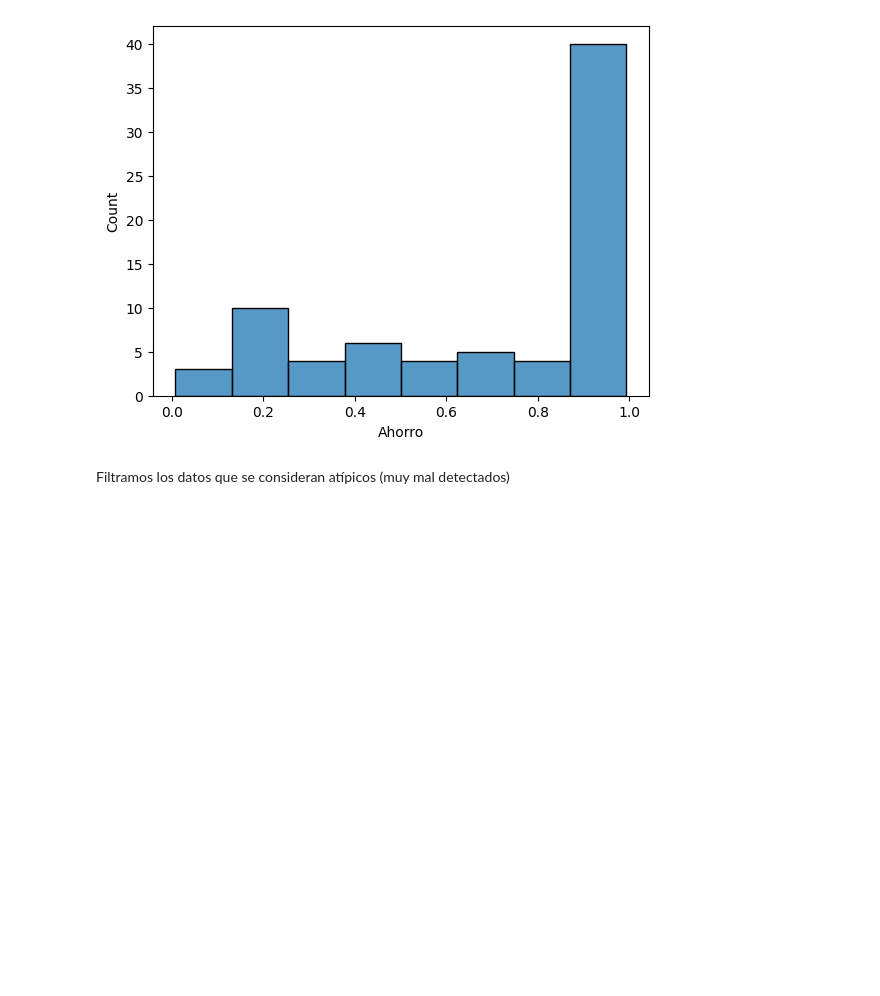
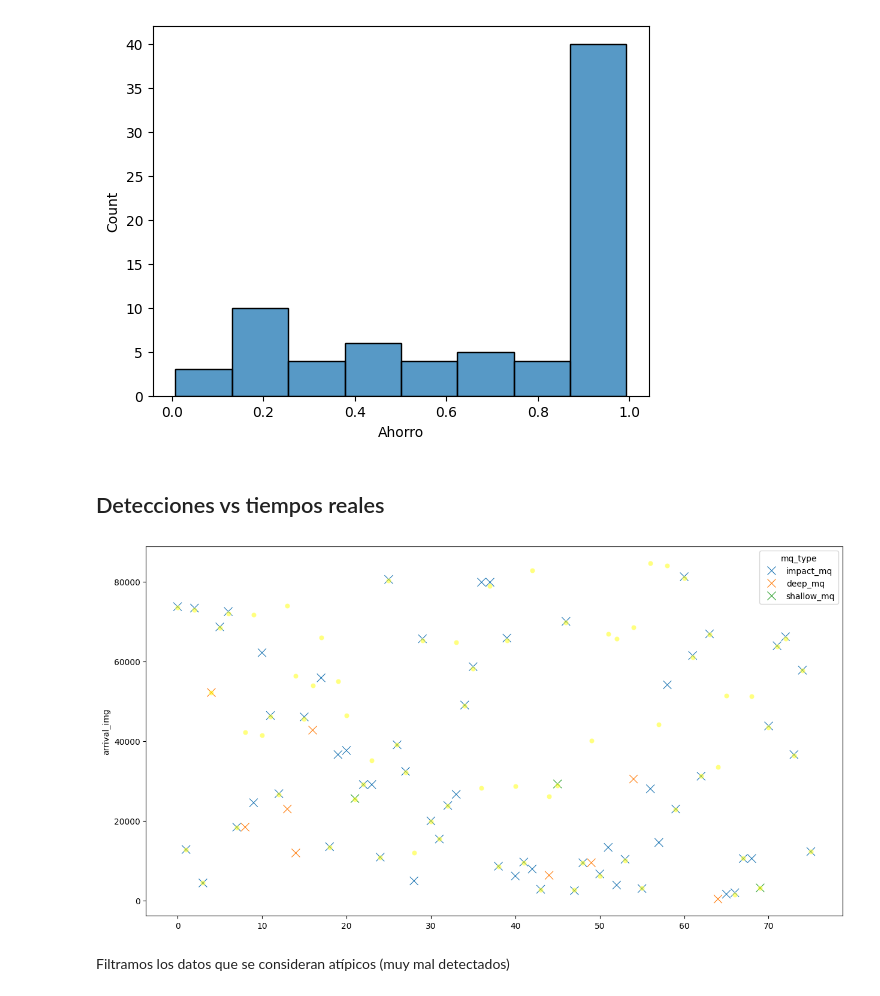
Before and after one commit to bpace1/Computer-vision-based-seismic-detection, a Jupyter notebook: Nasa_Hackaton_Computer_Vision.ipynb, the cells around one changed output. Drawn from its saved outputs; the diff is of its cells as text; code cells hidden in the pictures; blank space fills up the shorter version.

```diff
--- a/Nasa_Hackaton_Computer_Vision.ipynb
+++ b/Nasa_Hackaton_Computer_Vision.ipynb
@@ -312,5 +304,31 @@ sns.histplot(moon_catalog_sub['Ahorro'])
 # %% [output]
 <Axes: xlabel='Ahorro', ylabel='Count'>
 [figure]
+# %% [markdown]
+## Detecciones vs tiempos reales
+# %%
+plt.figure(figsize=(15, 8))
+
+# Primer scatterplot con 'x' y hue basado en mq_type
+sns.scatterplot(x=range(len(moon_catalog_sub['arrival_img'])),
+                y=moon_catalog_sub['arrival_img'],
+                hue=moon_catalog_sub['mq_type'],
+                marker='x',
+                s=100,  # tamaño de los puntos
+                legend='full'  # muestra leyenda completa
+                )
+
+moon_catalog_sub['time_rel(sec)']
+# Segundo scatterplot para destacar todos los puntos en amarillo
+sns.scatterplot(x=range(len(moon_catalog_sub['time_rel(sec)'])),
+                y=moon_catalog_sub['time_rel(sec)'],
+                color='yellow',
+                alpha=0.5,  # añade transparencia para ver los puntos debajo
+                legend=False  # no mostrar leyenda
+                )
+
+plt.show()
+# %% [output]
+[figure, added]
 # %% [markdown]
 Filtramos los datos que se consideran atípicos (muy mal detectados)
```
Also changed, not shown: parts of 16 cells of this notebook, 1 other file.
